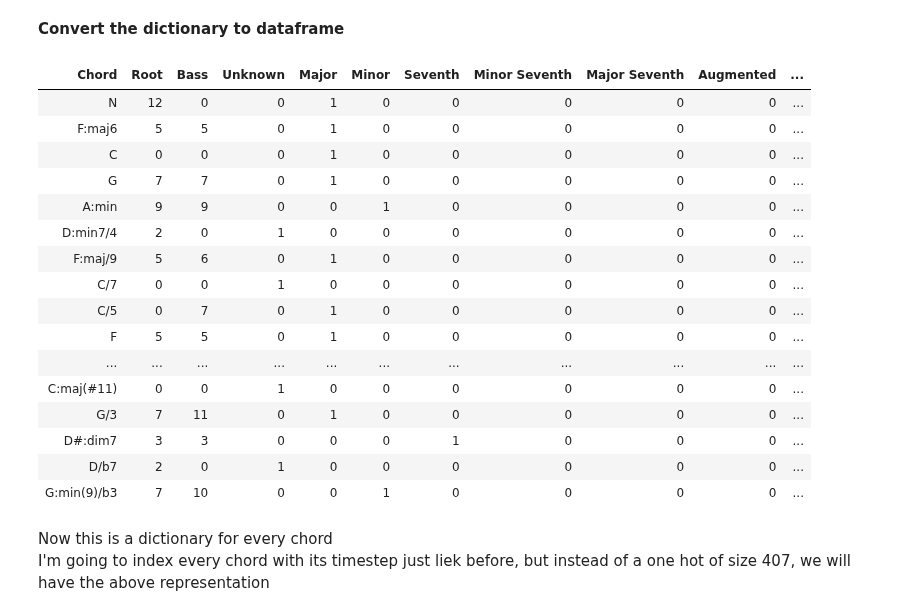
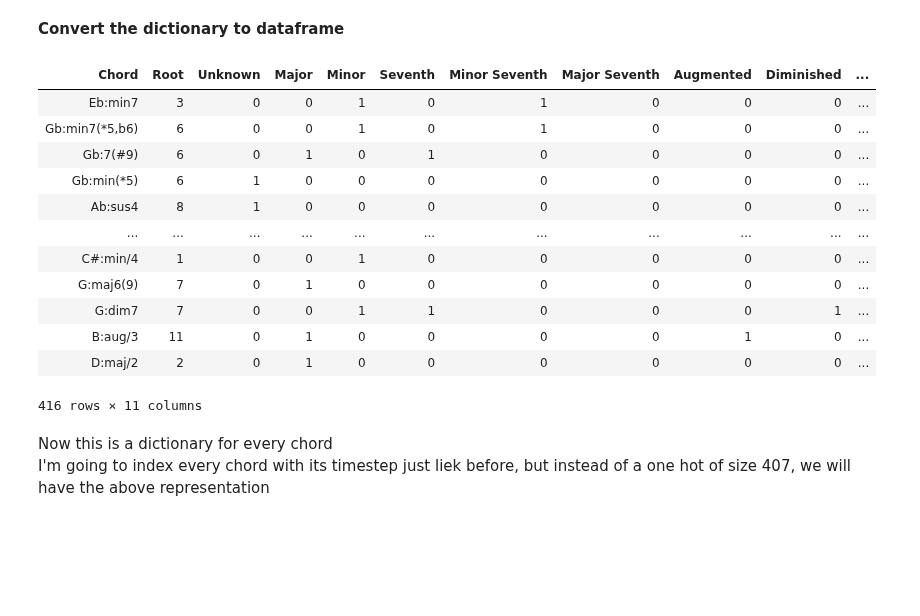
Before and after one commit to taslanidis/Audio-Chord-Recognition, a Jupyter notebook: Annotation_Mapping.ipynb, the cells around one changed output. Drawn from its saved outputs; the diff is of its cells as text; code cells hidden in the pictures; blank space fills up the shorter version.

```diff
--- a/Annotation_Mapping.ipynb
+++ b/Annotation_Mapping.ipynb
@@ -51,0 +108,4 @@ Spectrograms, frequencies_num = spectrograms.create_spectrograms(n_fft, nperseg,
+# %%
+# Scale Spectrogram Data
+for track_no in Timeseries_Billboard.keys():
+    Timeseries_Billboard[track_no] += 80
@@ -67,3 +151,25 @@ for filename in Path('Big-Dataset/The Beatles').glob('**/scratch/**/*.lab'):
+# %%
+### get all chordlab files
+Chordlab_Billboard = {}
+for filename in Path('Billboard-Dataset/billboard-2.0.1-mirex/McGill-Billboard/').glob('**/majmin7.lab'):
+
+    path, _ = os.path.split(filename)
+    path, track = os.path.split(path)
+
+    Chordlab_Billboard[track] = pd.read_csv(filename, names=['Starts', 'Ends', 'Chord'], sep='\t', header=None)
+    chordlist = []
+    for index, row in Chordlab_Billboard[track].iterrows():
+        #in billboard dataset, A is A:maj
+        chord = row['Chord']
+        if row['Chord'].find(':') != -1:
+            root, mode = row['Chord'].split(':')
+            if mode == 'maj':
+                chord = root
+
+        chordlist.append(chord)
+
+    chordlist = pd.Series(chordlist, name='Chord', index=list(range(0, len(chordlist))))
+    Chordlab_Billboard[track].update(chordlist)
 # %% [markdown]
 <h3>Chord Vocab</h3>
 # %%
@@ -85,0 +192,9 @@ Unique Chords in our Dataset:  407
+# %%
+#billboard
+for track_no in Chordlab_Billboard.keys():
+    for index, row in Chordlab_Billboard[track_no].iterrows():
+        if row['Chord'] not in Chords:
+            Chords.append(row['Chord'])
+            Appearances[row['Chord']] = 0
+        else:
+            Appearances[row['Chord']] += 1
@@ -351,32 +434,28 @@ def parse_chords(Chords, df):
         #print('-----')
 # %%
-df = pd.DataFrame(columns=('Root', 'Bass', 'Unknown', 'Major', 'Minor', 'Seventh', 'Minor Seventh', 'Major Seventh', 'Augmented', 'Diminished', 'Ninth', 'Major Sixth'))
-representations = {'Root' : [], 'Bass' : [], 'Unknown' : [], 'Major' : [], 'Minor' : [], 'Seventh' : [], 'Minor Seventh' : [], 'Major Seventh' : [], 'Augmented' : [], 'Diminished' : [], 'Ninth' : [], 'Major Sixth' : []}
+df = pd.DataFrame(columns=('Root', 'Unknown', 'Major', 'Minor', 'Seventh', 'Minor Seventh', 'Major Seventh', 'Augmented', 'Diminished', 'Fifth', 'Major Sixth'))
+representations = {'Root' : [], 'Unknown' : [], 'Major' : [], 'Minor' : [], 'Seventh' : [], 'Minor Seventh' : [], 'Major Seventh' : [], 'Augmented' : [], 'Diminished' : [], 'Fifth' : [], 'Major Sixth' : []}
 # %%
 parse_chords(Chords, representations)
 # %% [markdown]
 **Convert the dictionary to dataframe**
 # %%
 df = pd.DataFrame(data=representations, index=Chords).rename_axis('Chord', axis = 1)
-df.iloc[0:30]
+df.iloc[400:]
 # %% [output]
-| Chord | Root | Bass | Unknown | Major | Minor | Seventh | Minor Seventh | Major Seventh | Augmented | ... |
-| N | 12 | 0 | 0 | 1 | 0 | 0 | 0 | 0 | 0 | ... |
-| F:maj6 | 5 | 5 | 0 | 1 | 0 | 0 | 0 | 0 | 0 | ... |
-| C | 0 | 0 | 0 | 1 | 0 | 0 | 0 | 0 | 0 | ... |
-| G | 7 | 7 | 0 | 1 | 0 | 0 | 0 | 0 | 0 | ... |
-| A:min | 9 | 9 | 0 | 0 | 1 | 0 | 0 | 0 | 0 | ... |
-| D:min7/4 | 2 | 0 | 1 | 0 | 0 | 0 | 0 | 0 | 0 | ... |
-| F:maj/9 | 5 | 6 | 0 | 1 | 0 | 0 | 0 | 0 | 0 | ... |
-| C/7 | 0 | 0 | 1 | 0 | 0 | 0 | 0 | 0 | 0 | ... |
-| C/5 | 0 | 7 | 0 | 1 | 0 | 0 | 0 | 0 | 0 | ... |
-| F | 5 | 5 | 0 | 1 | 0 | 0 | 0 | 0 | 0 | ... |
+| Chord | Root | Unknown | Major | Minor | Seventh | Minor Seventh | Major Seventh | Augmented | Diminished | ... |
+| Eb:min7 | 3 | 0 | 0 | 1 | 0 | 1 | 0 | 0 | 0 | ... |
+| Gb:min7(*5,b6) | 6 | 0 | 0 | 1 | 0 | 1 | 0 | 0 | 0 | ... |
+| Gb:7(#9) | 6 | 0 | 1 | 0 | 1 | 0 | 0 | 0 | 0 | ... |
+| Gb:min(*5) | 6 | 1 | 0 | 0 | 0 | 0 | 0 | 0 | 0 | ... |
+| Ab:sus4 | 8 | 1 | 0 | 0 | 0 | 0 | 0 | 0 | 0 | ... |
 | ... | ... | ... | ... | ... | ... | ... | ... | ... | ... | ... |
-| C:maj(#11) | 0 | 0 | 1 | 0 | 0 | 0 | 0 | 0 | 0 | ... |
-| G/3 | 7 | 11 | 0 | 1 | 0 | 0 | 0 | 0 | 0 | ... |
-| D#:dim7 | 3 | 3 | 0 | 0 | 0 | 1 | 0 | 0 | 0 | ... |
-| D/b7 | 2 | 0 | 1 | 0 | 0 | 0 | 0 | 0 | 0 | ... |
-| G:min(9)/b3 | 7 | 10 | 0 | 0 | 1 | 0 | 0 | 0 | 0 | ... |
+| C#:min/4 | 1 | 0 | 0 | 1 | 0 | 0 | 0 | 0 | 0 | ... |
+| G:maj6(9) | 7 | 0 | 1 | 0 | 0 | 0 | 0 | 0 | 0 | ... |
+| G:dim7 | 7 | 0 | 0 | 1 | 1 | 0 | 0 | 0 | 1 | ... |
+| B:aug/3 | 11 | 0 | 1 | 0 | 0 | 0 | 0 | 1 | 0 | ... |
+| D:maj/2 | 2 | 0 | 1 | 0 | 0 | 0 | 0 | 0 | 0 | ... |
+416 rows × 11 columns
 # %% [markdown]
 Now this is a dictionary for every chord<br>
 I'm going to index every chord with its timestep just liek before, but instead of a one hot of size 407, we will have the above representation<br>
```
Also changed, not shown: parts of 63 cells of this notebook, 7 other files.
